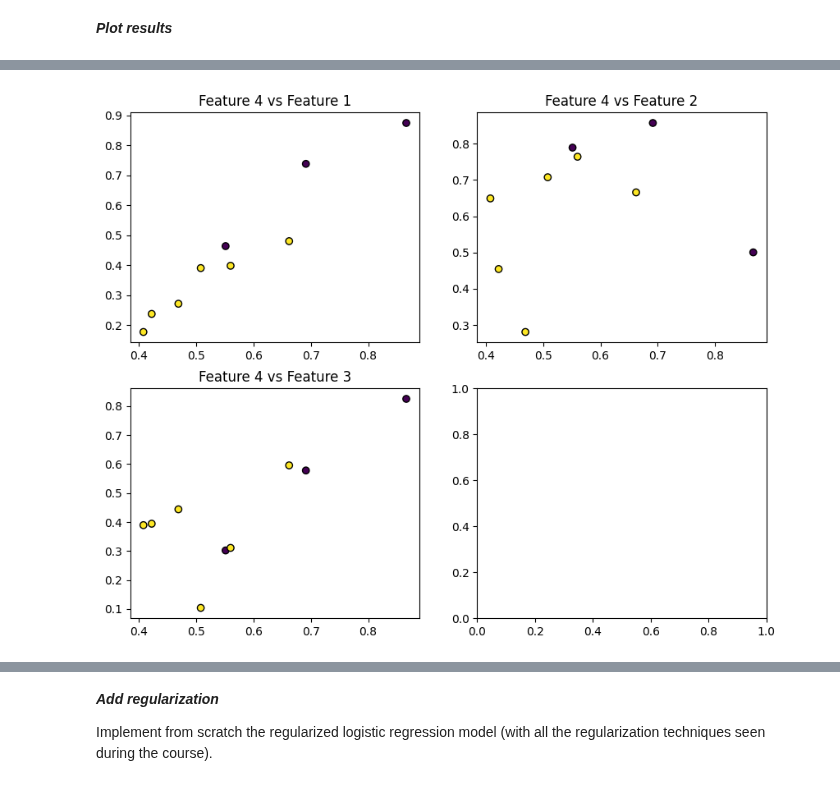
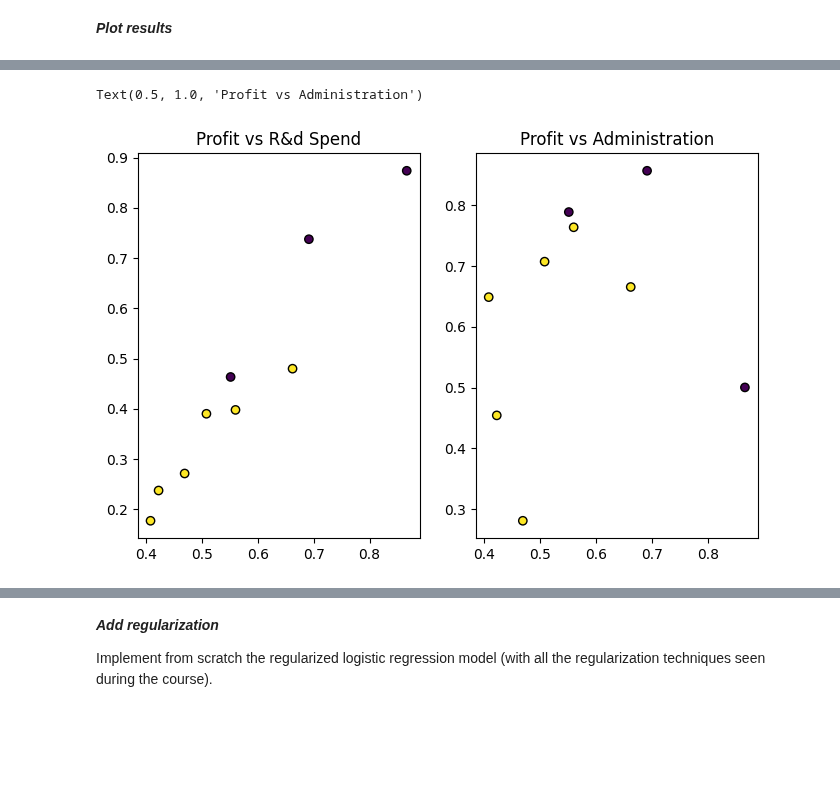
Before and after one commit to Magi-01/Repository, a Jupyter notebook: Machine_Learning/Challenge_0/challenge_zero.ipynb, the cells around one changed output, grey strips where cells are left out. Cells and saved outputs as stored; diff of their text form; code cells hidden in the pictures; blank space fills up the shorter version.

```diff
--- a/Machine_Learning/Challenge_0/challenge_zero.ipynb
+++ b/Machine_Learning/Challenge_0/challenge_zero.ipynb
@@ -280,13 +265,10 @@ plt.show()
 # %%
-fig,ax=plt.subplots(nrows=2,ncols=2,figsize=(10, 8))
-ax[0, 0].scatter(X_test[:, 3], X_test[:, 0], c=y_test, cmap='viridis', edgecolor='k')
-ax[0, 0].set_title("Feature 4 vs Feature 1")
+fig,ax=plt.subplots(ncols=2,figsize=(8, 5))
+ax[0].scatter(X_test[:, 3], X_test[:, 0], c=y_test, cmap='viridis', edgecolor='k')
+ax[0].set_title("Profit vs R&d Spend")
 
-ax[0, 1].scatter(X_test[:, 3], X_test[:, 1], c=y_test, cmap='viridis', edgecolor='k')
-ax[0, 1].set_title("Feature 4 vs Feature 2")
-
-ax[1, 0].scatter(X_test[:, 3], X_test[:, 2], c=y_test, cmap='viridis', edgecolor='k')
-ax[1, 0].set_title("Feature 4 vs Feature 3")
-plt.show()
+ax[1].scatter(X_test[:, 3], X_test[:, 1], c=y_test, cmap='viridis', edgecolor='k')
+ax[1].set_title("Profit vs Administration")
 # %% [output]
+Text(0.5, 1.0, 'Profit vs Administration')
-[figure, old version]
+[figure, new version]
```
Also changed, not shown: parts of 25 cells of this notebook, 1 other file.
